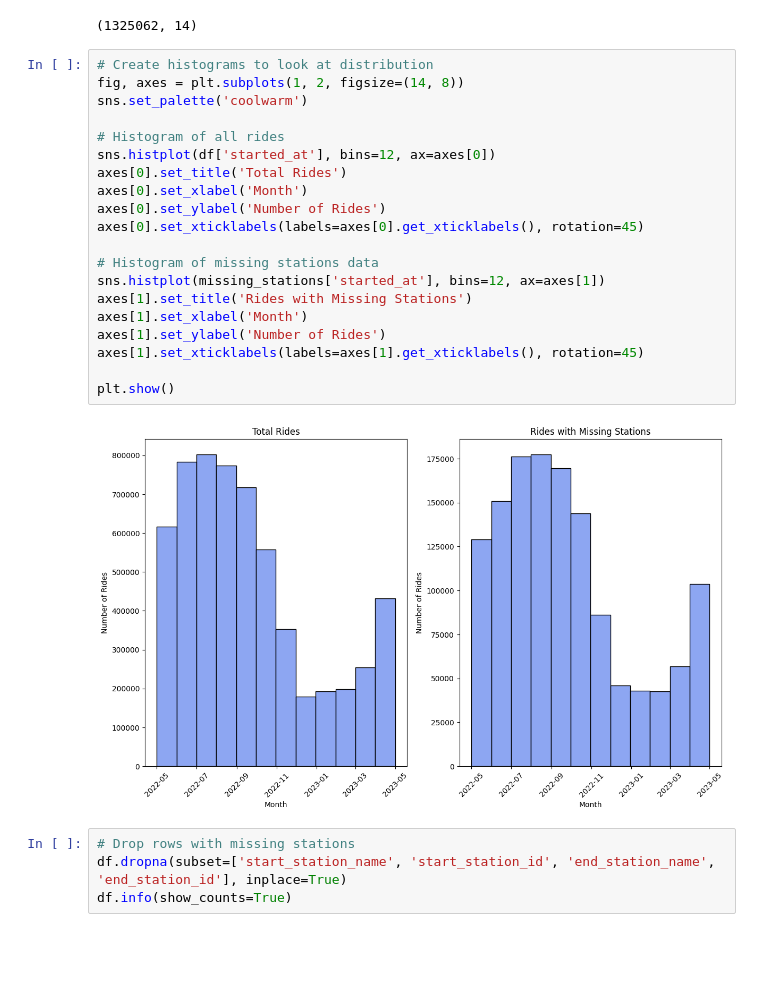
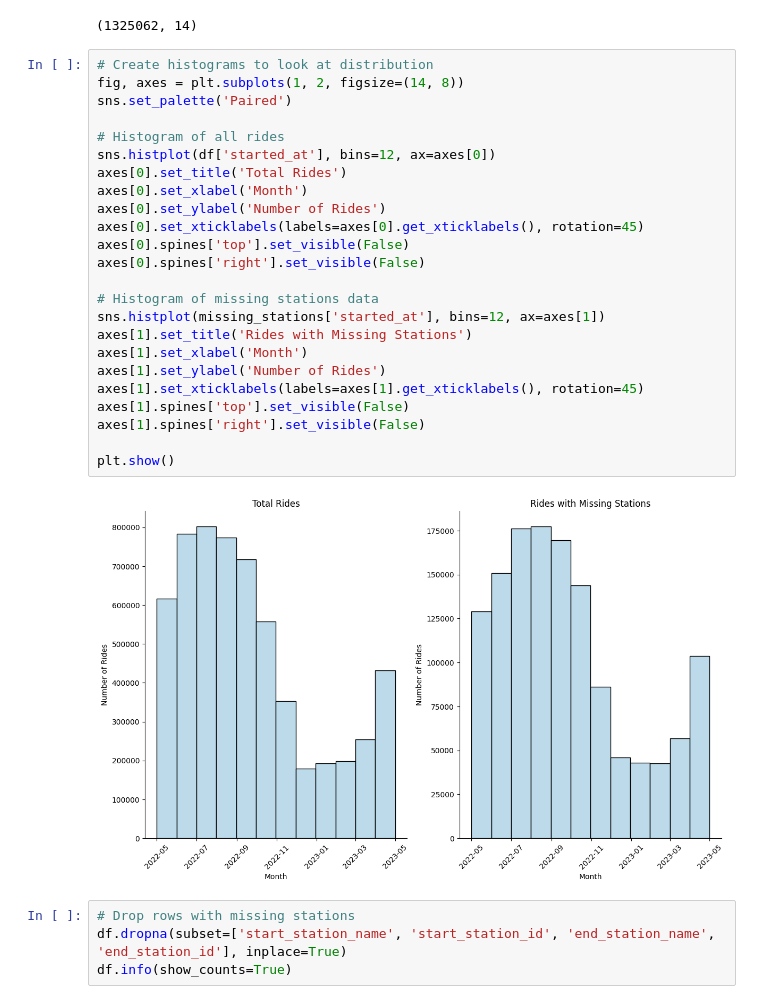
Before and after one commit to andyguo0228/bike_share_python, a Jupyter notebook: scratchbook.ipynb, the cells around one changed output. Drawn from its saved outputs; the diff is of its cells as text; blank space fills up the shorter version.

```diff
--- a/scratchbook.ipynb
+++ b/scratchbook.ipynb
@@ -151,25 +151,29 @@ missing_stations.shape
 # %%
 # Create histograms to look at distribution
 fig, axes = plt.subplots(1, 2, figsize=(14, 8))
-sns.set_palette('coolwarm')
+sns.set_palette('Paired')
 
 # Histogram of all rides
 sns.histplot(df['started_at'], bins=12, ax=axes[0])
 axes[0].set_title('Total Rides')
 axes[0].set_xlabel('Month')
 axes[0].set_ylabel('Number of Rides')
 axes[0].set_xticklabels(labels=axes[0].get_xticklabels(), rotation=45)
+axes[0].spines['top'].set_visible(False)
+axes[0].spines['right'].set_visible(False)
 
 # Histogram of missing stations data
 sns.histplot(missing_stations['started_at'], bins=12, ax=axes[1])
 axes[1].set_title('Rides with Missing Stations')
 axes[1].set_xlabel('Month')
 axes[1].set_ylabel('Number of Rides')
 axes[1].set_xticklabels(labels=axes[1].get_xticklabels(), rotation=45)
+axes[1].spines['top'].set_visible(False)
+axes[1].spines['right'].set_visible(False)
 
 plt.show()
 # %% [output]
-[figure, old version]
+[figure, new version]
 # %%
 # Drop rows with missing stations
 df.dropna(subset=['start_station_name', 'start_station_id', 'end_station_name', 'end_station_id'], inplace=True)
```
Also changed, not shown: parts of 8 cells of this notebook.
